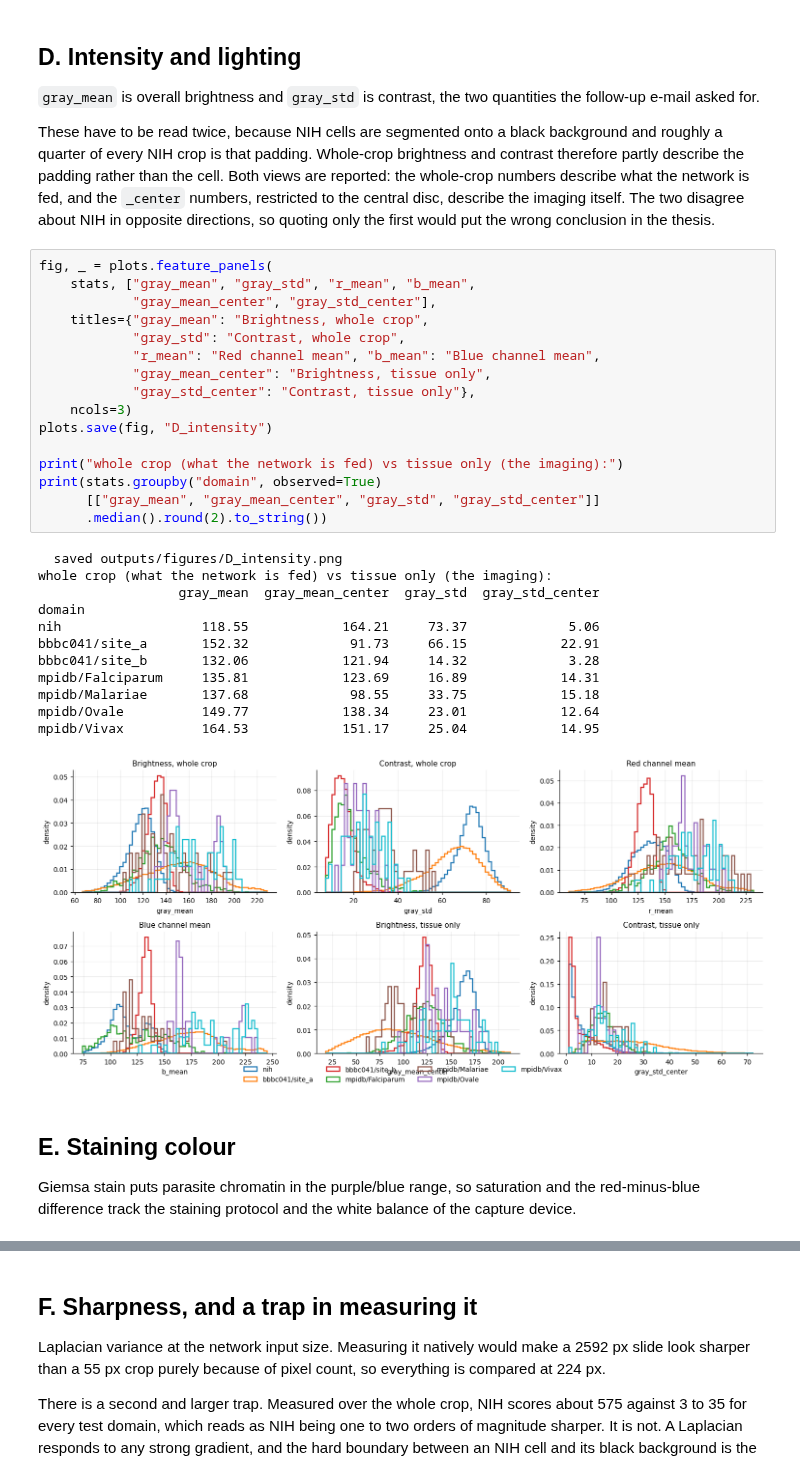
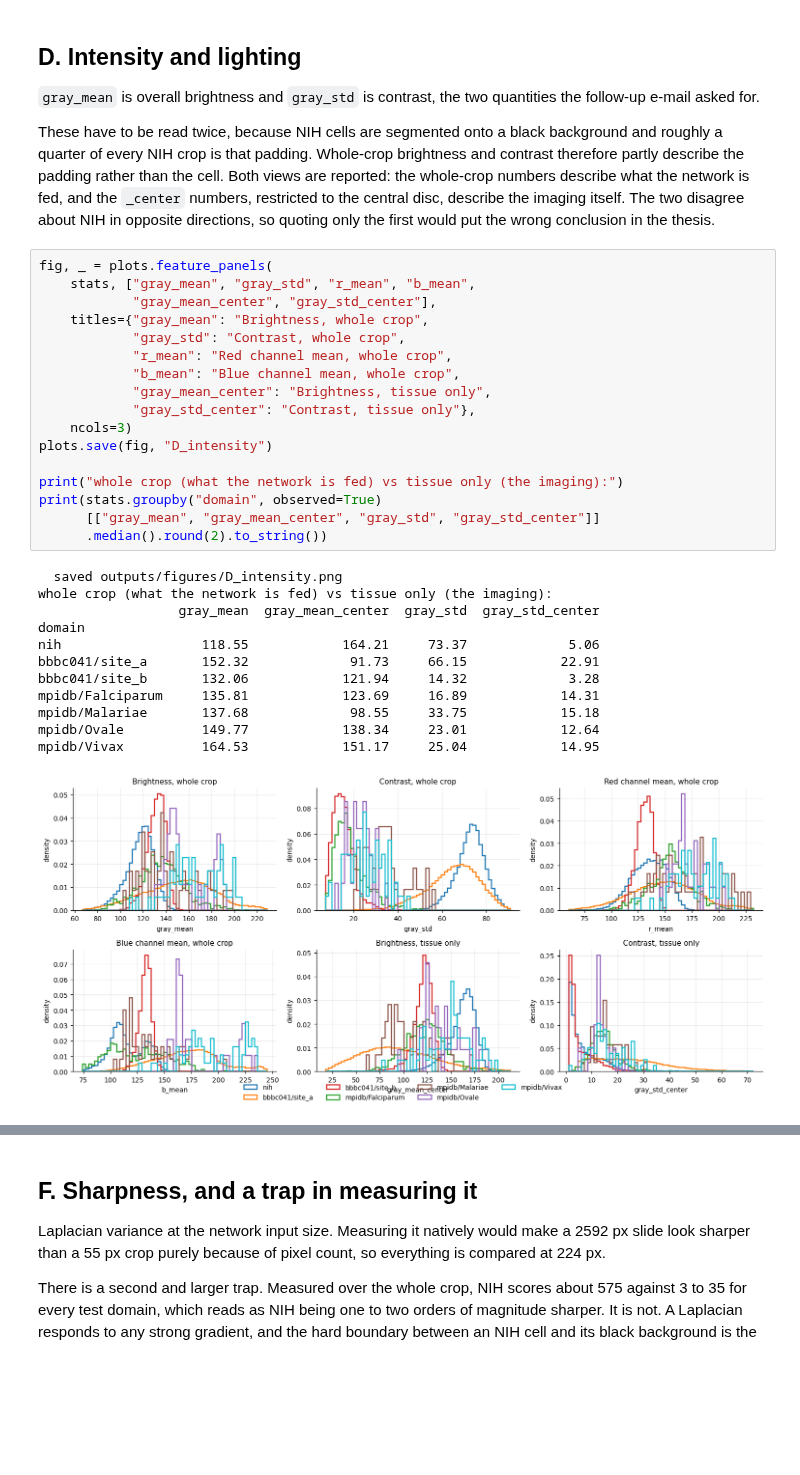
Before and after one commit to noahtjonsk/malaria-cross-dataset, a Jupyter notebook: outputs/01_eda_run.ipynb, the cells around one changed output, grey strips where cells are left out. Saved outputs shown, nothing was run; the diff lists cells and outputs as text; blank space fills up the shorter version.

```diff
--- a/outputs/01_eda_run.ipynb
+++ b/outputs/01_eda_run.ipynb
@@ -522,35 +527,30 @@ only the first would put the wrong conclusion in the thesis.
 # %%
 fig, _ = plots.feature_panels(
     stats, ["gray_mean", "gray_std", "r_mean", "b_mean",
             "gray_mean_center", "gray_std_center"],
     titles={"gray_mean": "Brightness, whole crop",
             "gray_std": "Contrast, whole crop",
-            "r_mean": "Red channel mean", "b_mean": "Blue channel mean",
+            "r_mean": "Red channel mean, whole crop",
+            "b_mean": "Blue channel mean, whole crop",
             "gray_mean_center": "Brightness, tissue only",
             "gray_std_center": "Contrast, tissue only"},
     ncols=3)
 plots.save(fig, "D_intensity")
 
 print("whole crop (what the network is fed) vs tissue only (the imaging):")
 print(stats.groupby("domain", observed=True)
       [["gray_mean", "gray_mean_center", "gray_std", "gray_std_center"]]
       .median().round(2).to_string())
 # %% [output]
   saved outputs/figures/D_intensity.png
 whole crop (what the network is fed) vs tissue only (the imaging):
                   gray_mean  gray_mean_center  gray_std  gray_std_center
 domain
 nih                  118.55            164.21     73.37             5.06
 bbbc041/site_a       152.32             91.73     66.15            22.91
 bbbc041/site_b       132.06            121.94     14.32             3.28
 mpidb/Falciparum     135.81            123.69     16.89            14.31
 mpidb/Malariae       137.68             98.55     33.75            15.18
 mpidb/Ovale          149.77            138.34     23.01            12.64
 mpidb/Vivax          164.53            151.17     25.04            14.95
-[figure, old version]
+[figure, new version]
-# %% [markdown]
-## E. Staining colour
-
-Giemsa stain puts parasite chromatin in the purple/blue range, so saturation and
-the red-minus-blue difference track the staining protocol and the white balance
-of the capture device.
```
Also changed, not shown: parts of 21 cells of this notebook, 16 other files.
